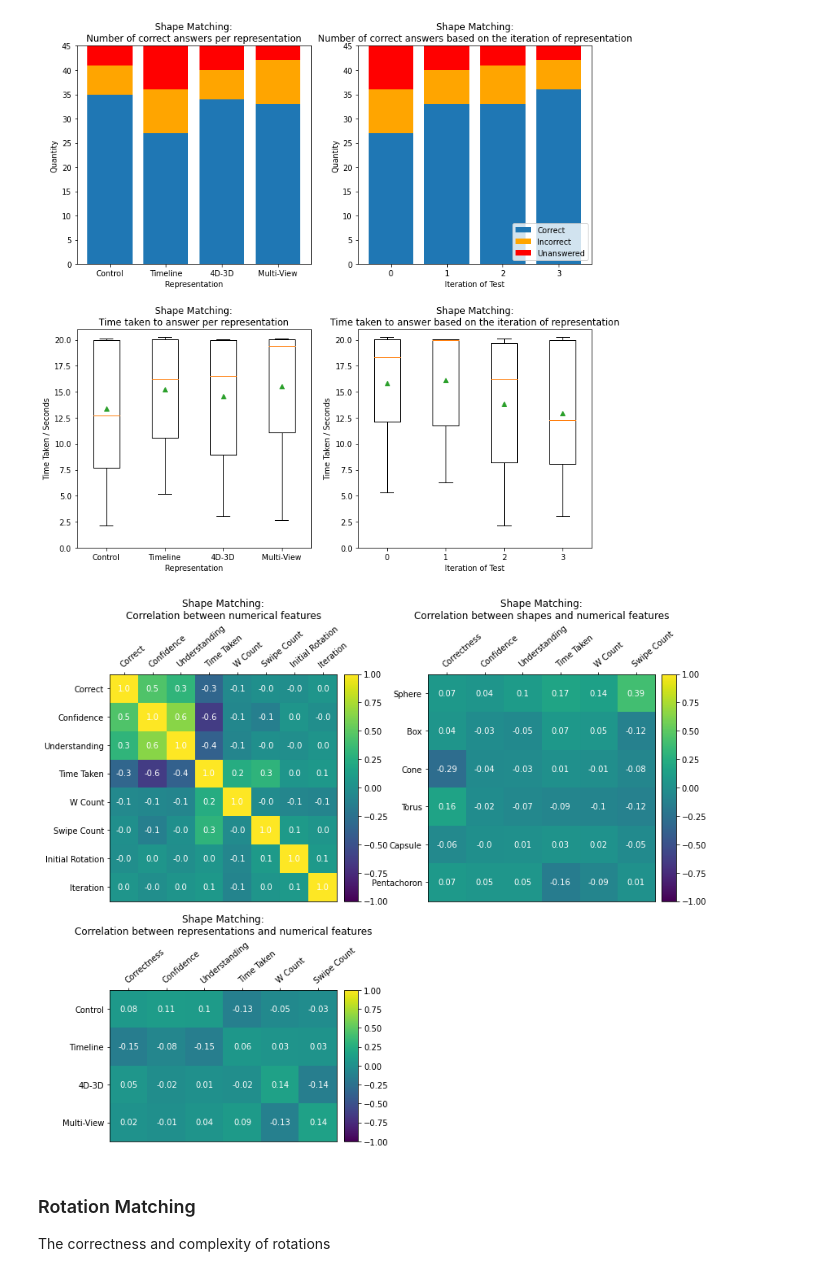
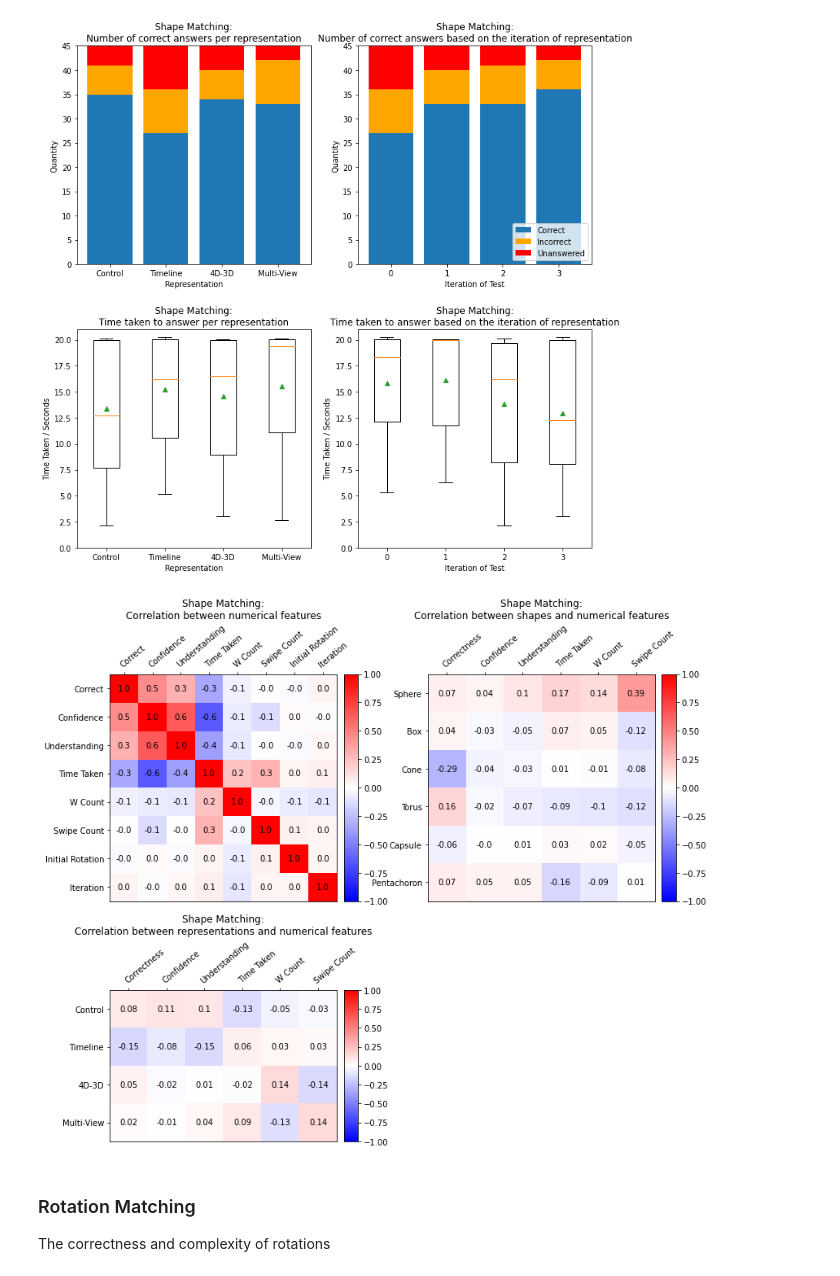
Before and after one commit to JoeSubbi/Investigation-into-4D-Shapes, a Jupyter notebook: data/notebooks/MultiFileAnalysis.ipynb, the cells around one changed output. Cells and saved outputs as stored; diff of their text form; code cells hidden in the pictures.

Commit message:
Convert correlation maps to a BWR colour map
Have correlation figures use a blue white red colour map
rather than the purple green yellow

Signed-off-by: JoeSubbi <joe.subbiani@gmail.com>

```diff
--- a/data/notebooks/MultiFileAnalysis.ipynb
+++ b/data/notebooks/MultiFileAnalysis.ipynb
@@ -650,42 +650,42 @@ def correlation_matrix(ax, labels, matrix, title, dp = 1, dimensions = ((0, 8),
                      dimensions[1][0]:dimensions[1][1] ]
 
     # Plot the correlation coefficient heatmat
-    im = ax.imshow(matrix, vmin = -1, vmax = 1)
+    im = ax.imshow(matrix, vmin = -1, vmax = 1, cmap=plt.get_cmap("bwr"))
     ax.set_yticks(np.arange( h ), labels=labels[dimensions[0][0]:dimensions[0][1]])
     ax.set_xticks(np.arange( w ), labels=labels[dimensions[1][0]:dimensions[1][1]])
     ax.xaxis.tick_top()
     plt.setp(ax.get_xticklabels(), rotation=40, ha="left", rotation_mode="anchor")
 
     # Create new axes according to image position
     cax = fig.add_axes([ax.get_position().x1+0.01,
                         ax.get_position().y0,
                         0.02,
                         ax.get_position().height])
 
     # Plot vertical colorbar
     plt.colorbar(im, cax=cax)
 
     # Overlay the correlation coefficient
     for i in range( h ):
         for j in range( w ):
-            ax.text(j, i, round(matrix[i, j], dp), ha="center", va="center", color="w")
+            ax.text(j, i, round(matrix[i, j], dp), ha="center", va="center", color="black")
 
 
 labels, matrix = SHAPE_numerical_corr_coef_mat(compiled_data)
 matrix = np.corrcoef(matrix)
 correlation_matrix(ax0, labels, matrix, "Shape Matching:\nCorrelation between numerical features", 1, ((0, 8), (0, 8)) )
 
 labels, matrix = SHAPE_shape_corr_coef_mat(compiled_data)
 matrix = np.corrcoef(matrix)
 correlation_matrix(ax1, labels, matrix, "Shape Matching:\nCorrelation between shapes and numerical features", 2, ((0, 6), (6, 12)) )
 
 labels, matrix = SHAPE_representation_corr_coef_mat(compiled_data)
 matrix = np.corrcoef(matrix)
 correlation_matrix(ax2, labels, matrix, "Shape Matching:\nCorrelation between representations and numerical features", 2, ((0, 4), (4, 10)) )
 
 plt.savefig("../processed/shape_matching_correlations.png")
 # %% [output]
-[figure, old version]
+[figure, new version]
 # %% [markdown]
 ### Rotation Matching
 The correctness and complexity of rotations
```
Also changed, not shown: parts of 4 cells of this notebook, 4 other files.
